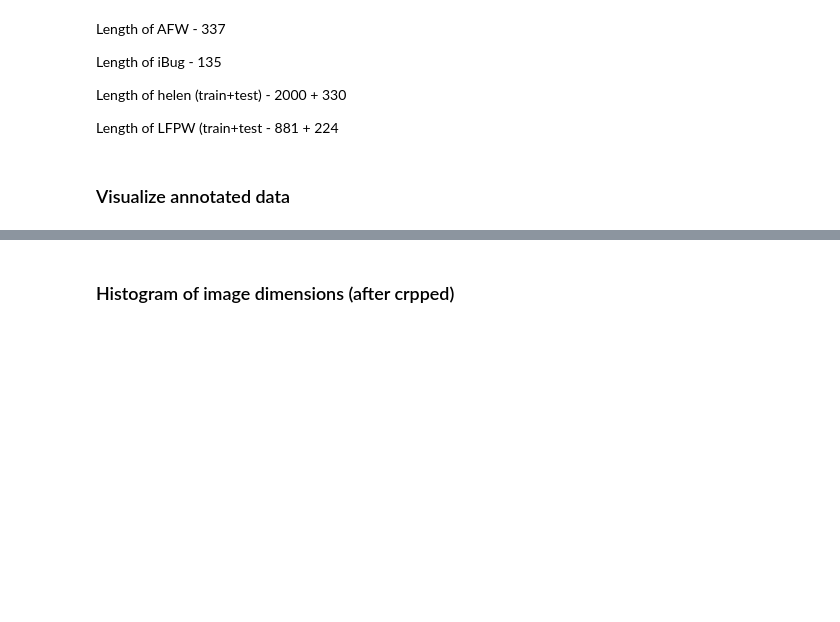
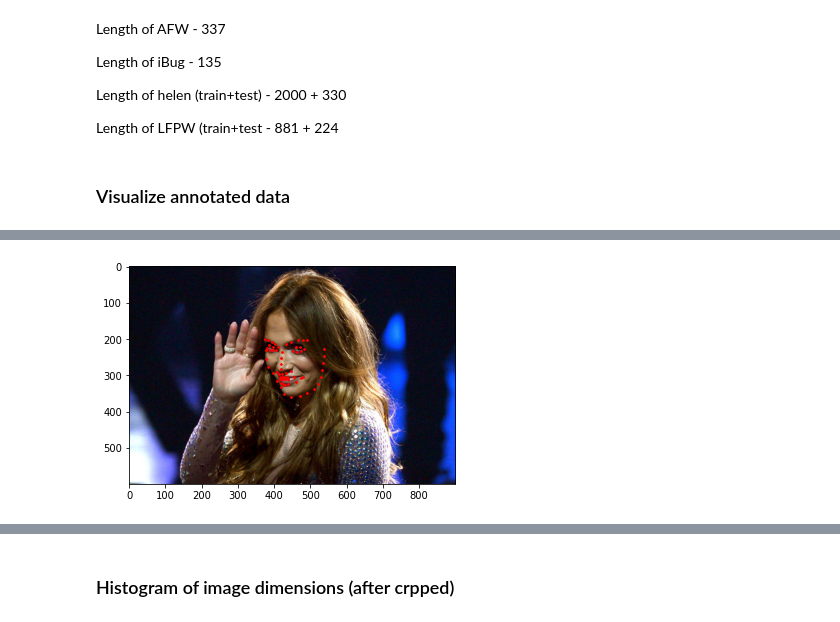
Before and after one commit to Karthick47v2/face-landmark-detector, a Jupyter notebook: 300w.ipynb, the cells around one changed output, grey strips where cells are left out. Cells and saved outputs as stored; diff of their text form; code cells hidden in the pictures; blank space fills up the shorter version.

```diff
--- a/300w.ipynb
+++ b/300w.ipynb
@@ -113,0 +126,5 @@ plt.scatter(lfpw_train_pd['lm'][sample_idx][:,0], lfpw_train_pd['lm'][sample_idx
+# %%
+# iBUG
+plot_annotated_img(test_pd[0])
+# %% [output]
+[figure, added]
```
Also changed, not shown: parts of 25 cells of this notebook.
